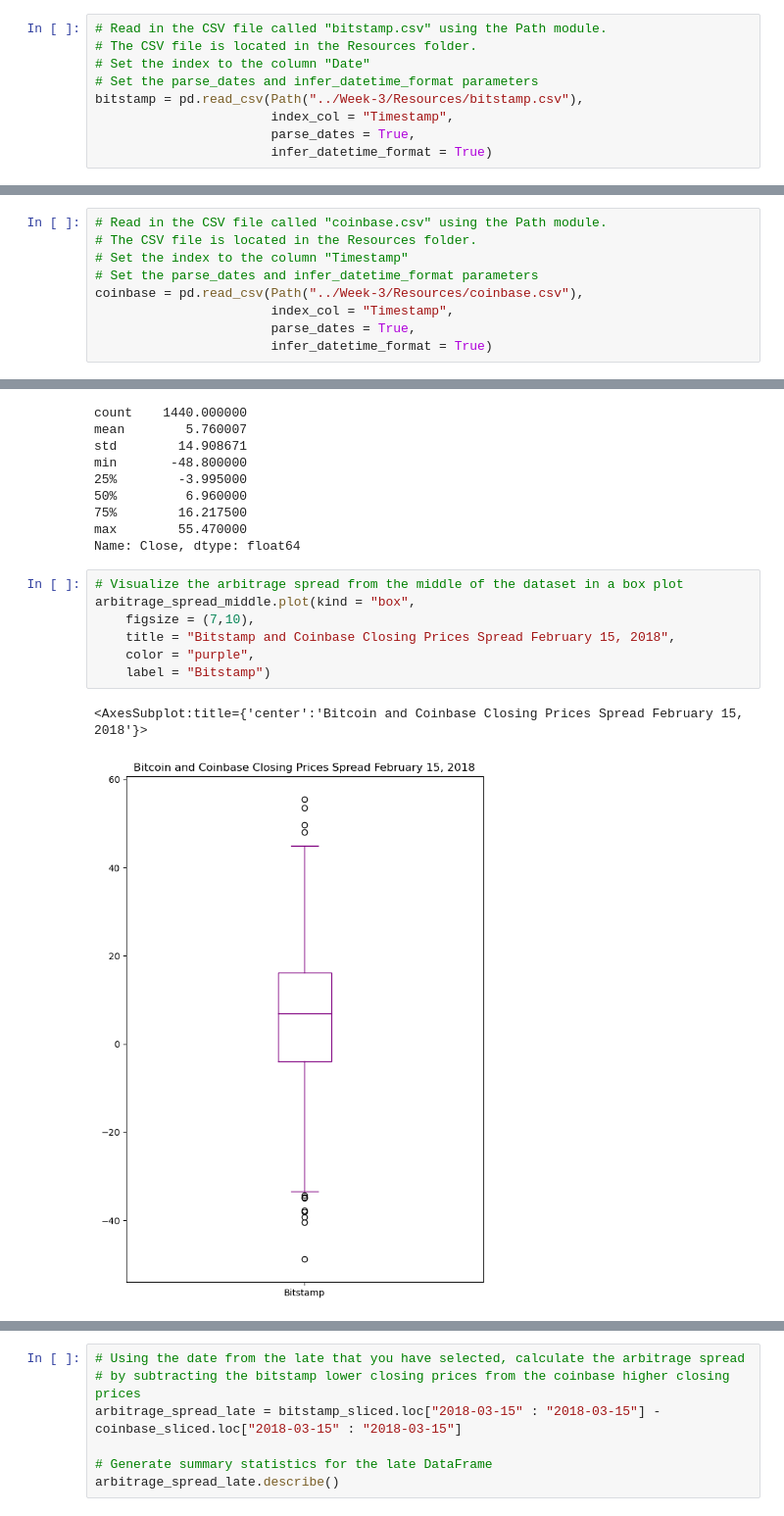
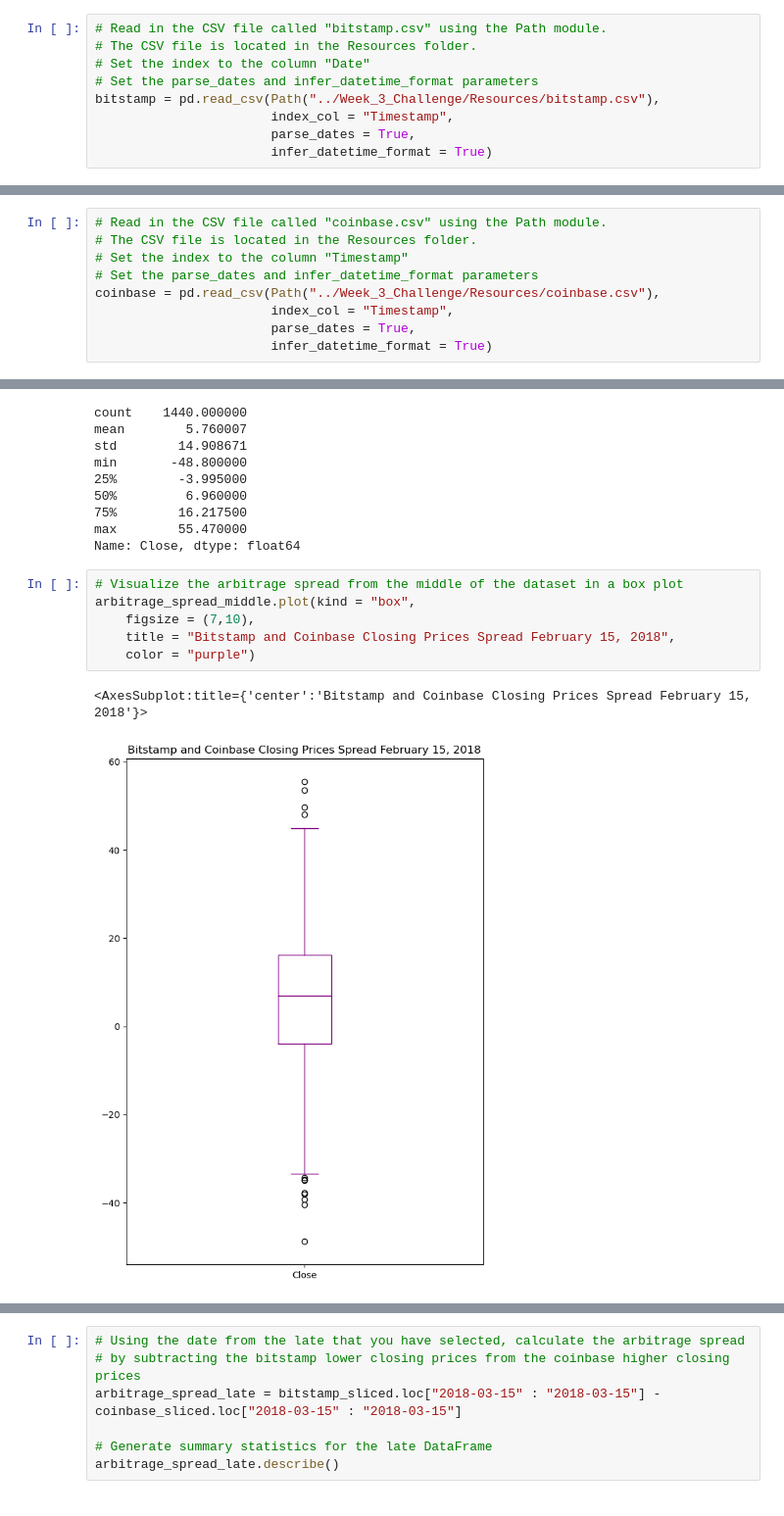
Before and after one commit to mbelld/Week_3_Challenge, a Jupyter notebook: crypto_arbitrage.ipynb, the cells around one changed output, grey strips where cells are left out. Shown at 98% size. Saved outputs shown, nothing was run; the diff lists cells and outputs as text.

```diff
--- a/crypto_arbitrage.ipynb
+++ b/crypto_arbitrage.ipynb
@@ -37,7 +37,7 @@ Instructions.
 # The CSV file is located in the Resources folder.
 # Set the index to the column "Date"
 # Set the parse_dates and infer_datetime_format parameters
-bitstamp = pd.read_csv(Path("../Week-3/Resources/bitstamp.csv"),
+bitstamp = pd.read_csv(Path("../Week_3_Challenge/Resources/bitstamp.csv"),
                        index_col = "Timestamp",
                        parse_dates = True,
                        infer_datetime_format = True)
@@ -61,7 +61,7 @@ bitstamp.head()
 # The CSV file is located in the Resources folder.
 # Set the index to the column "Timestamp"
 # Set the parse_dates and infer_datetime_format parameters
-coinbase = pd.read_csv(Path("../Week-3/Resources/coinbase.csv"),
+coinbase = pd.read_csv(Path("../Week_3_Challenge/Resources/coinbase.csv"),
                        index_col = "Timestamp",
                        parse_dates = True,
                        infer_datetime_format = True)
@@ -438,13 +444,12 @@ Name: Close, dtype: float64
 # %%
 # Visualize the arbitrage spread from the middle of the dataset in a box plot
 arbitrage_spread_middle.plot(kind = "box",
     figsize = (7,10),
     title = "Bitstamp and Coinbase Closing Prices Spread February 15, 2018",
-    color = "purple",
-    label = "Bitstamp")
+    color = "purple")
 # %% [output]
-<AxesSubplot:title={'center':'Bitcoin and Coinbase Closing Prices Spread February 15, 2018'}>
+<AxesSubplot:title={'center':'Bitstamp and Coinbase Closing Prices Spread February 15, 2018'}>
-[figure, old version]
+[figure, new version]
 # %%
 # Create an overlay plot that visualizes the two dataframes over a period of one day from late in the dataset.
 # Be sure that the plots include the parameters `legend`, `figsize`, `title`, `color` and `label`
```
Also changed, not shown: parts of 41 cells of this notebook, 1 other file.
